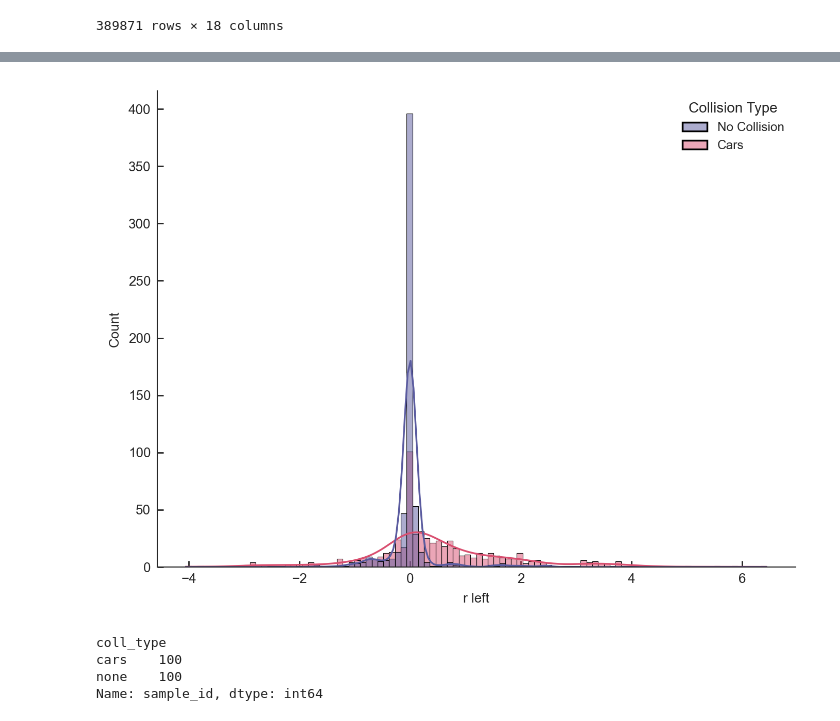
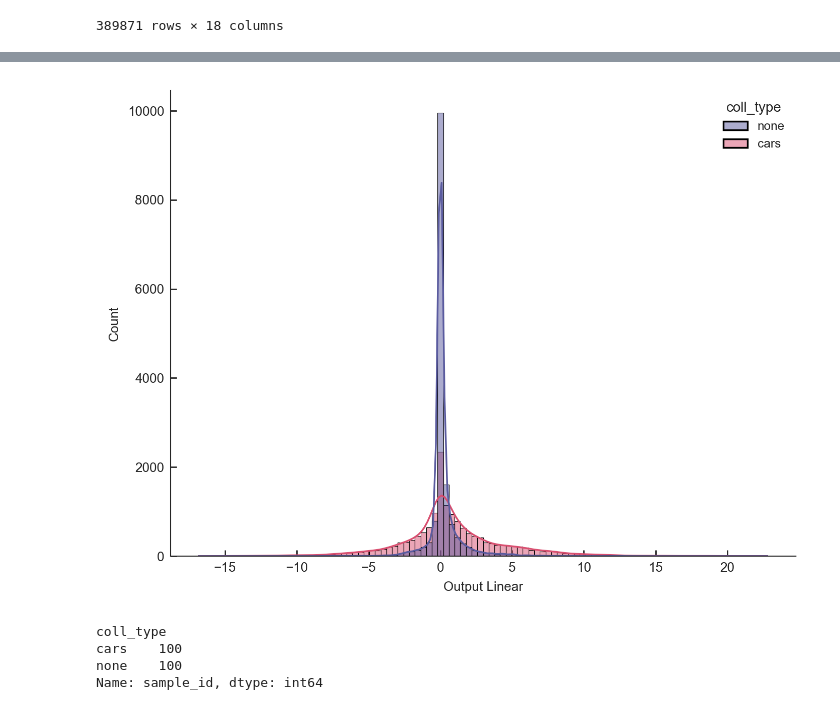
Before and after one commit to FabianSchubert/Bio-Inspired-Event-Based-Looming-Object-Detection-for-Automotive-Collision-Avoidance, a Jupyter notebook: experiments/car_crash_dataset/gen_results.ipynb, the cells around one changed output, grey strips where cells are left out. Saved outputs shown, nothing was run; the diff lists cells and outputs as text; code cells hidden in the pictures.

```diff
--- a/experiments/car_crash_dataset/gen_results.ipynb
+++ b/experiments/car_crash_dataset/gen_results.ipynb
@@ -234,0 +230,16 @@ plt.show()
+# %%
+df_filt = df_responses[
+    (df_responses["time"] >= -200)
+    & (df_responses["time"] <= 0)
+    & (df_responses["tile_idx_y"] == 1)
+    & (df_responses["tile_idx_x"] == 1)
+]
+
+df_filt["rl_dist"] = np.log(df_filt["r left"]/df_filt["r right"])**2.
+
+#df_agg = df_filt[["sample_id", "coll_type", "time", "r left", "r right"]].groupby(["sample_id", "coll_type", "time"]).agg('mean').reset_index()
+
+fig, ax = plt.subplots(figsize=(TEXT_WIDTH*0.5, TEXT_WIDTH*0.5))
+
+sns.scatterplot(data=df_filt, x="r left", y="r right", hue="coll_type", s=1, ax=ax)
+plt.show()
@@ -235,8 +253,8 @@ plt.show()
 # %%
-sns.histplot(data=df_filt, x="r left", hue="Collision Type", bins=100, kde=True, common_norm=True)
+sns.histplot(data=df_filt, x="Output Linear", hue="coll_type", bins=100, kde=True, common_norm=True)
 plt.show()
 # %% [output]
-[figure, old version]
+[figure, new version]
 # %%
 df_filt = df_responses[(df_responses["tile_idx_y"] != 0) & (df_responses["time"] >= -100)]
 
```
Also changed, not shown: parts of 7 cells of this notebook, 1 other file.
